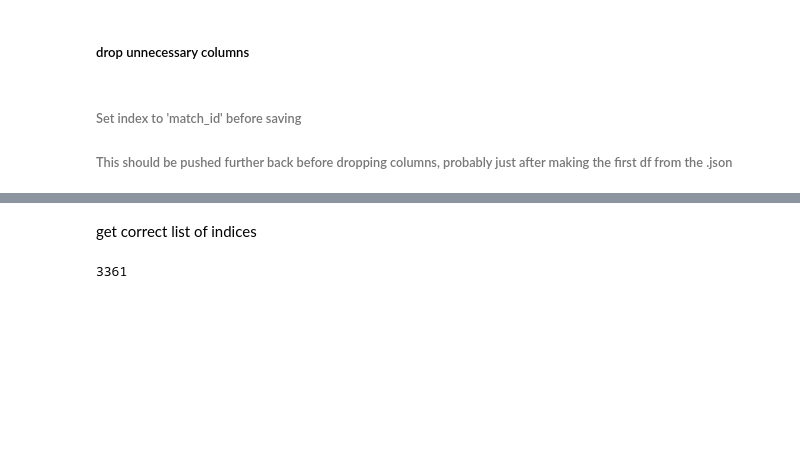
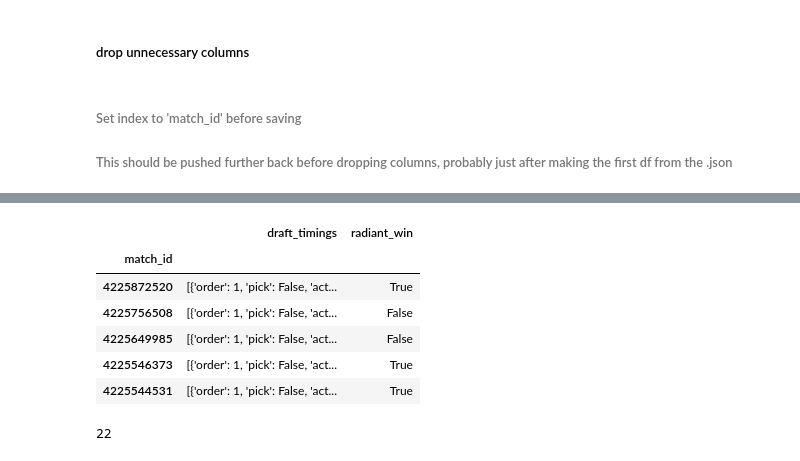
Before and after one commit to CowardlyBattleCat/DotaScience, a Jupyter notebook: DotaScience_EDA.ipynb, the cells around one changed output, grey strips where cells are left out. Cells and saved outputs as stored; diff of their text form; code cells hidden in the pictures; blank space fills up the shorter version.

```diff
--- a/DotaScience_EDA.ipynb
+++ b/DotaScience_EDA.ipynb
@@ -1124,6 +1115,6 @@ match_data_df
 # %%
 match_data_df.to_csv('data/match_data_df.csv')
 # %%
-match_data_df = pd.read_csv('data/match_data_df.csv', index_col='match_id')
+match_data_df = pd.read_csv('data/match_data_df.csv',
+                            index_col='match_id',
+                            dtype={'match_id': np.int64, 'draft_timings': object, 'radiant_win': bool})
-# %% [markdown]
-get correct list of indices
@@ -1132,4 +1120,0 @@ match_list = transformers.get_match_ids(bulk_match_data)
-# %%
-len(match_list)
-# %% [output]
-3361
@@ -1137,0 +1121,14 @@ utility.find_index(bulk_match_data_df, [4064706272])
+# %%
+match_data_df.head()
+# %% [output]
+|  | draft_timings | radiant_win |
+| match_id |  |  |
+| 4225872520 | [{'order': 1, 'pick': False, 'act... | True |
+| 4225756508 | [{'order': 1, 'pick': False, 'act... | False |
+| 4225649985 | [{'order': 1, 'pick': False, 'act... | False |
+| 4225546373 | [{'order': 1, 'pick': False, 'act... | True |
+| 4225544531 | [{'order': 1, 'pick': False, 'act... | True |
+# %%
+len(match_data_df[['draft_timings']].iloc[0][0])
+# %% [output]
+22
```
Also changed, not shown: parts of 5 cells of this notebook.
